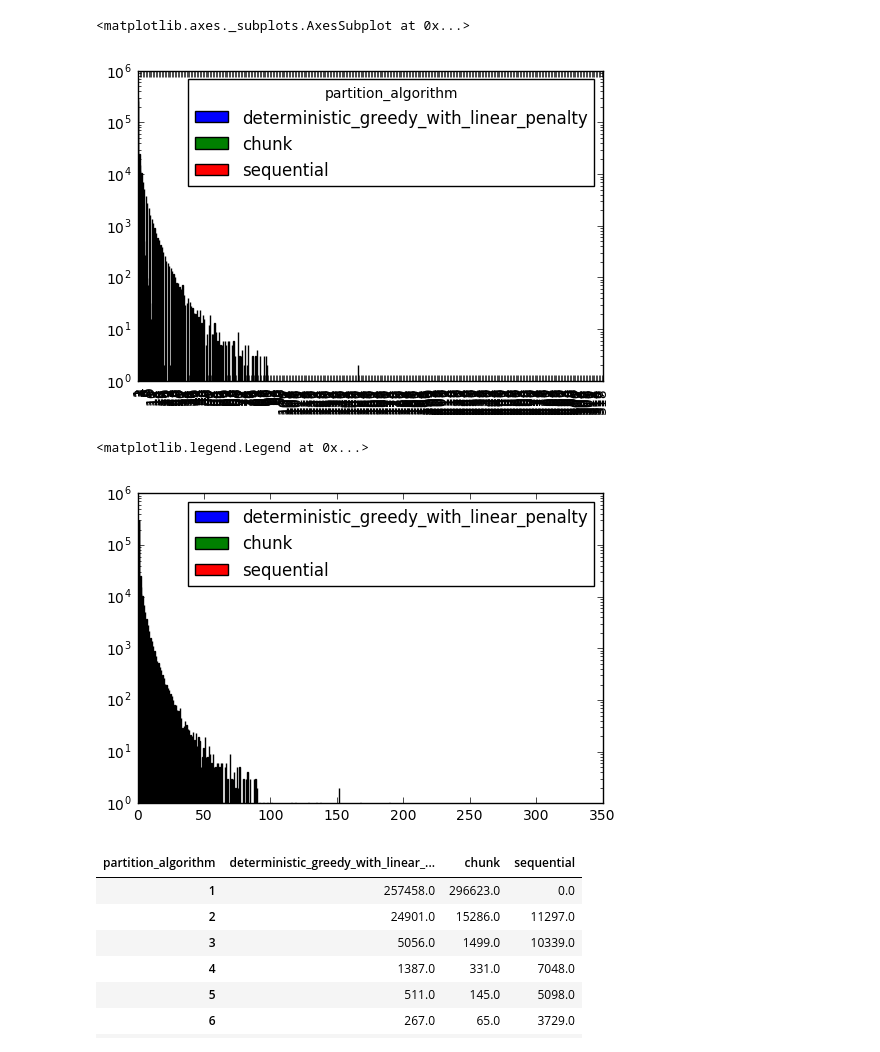
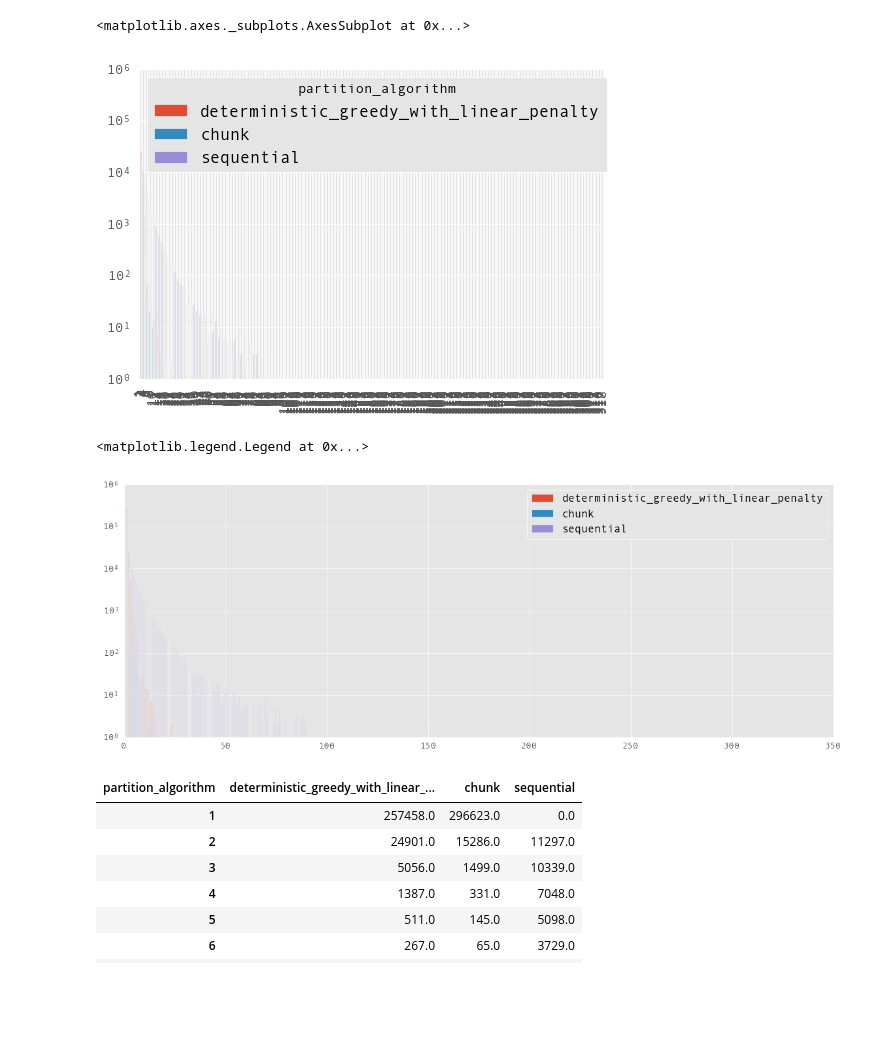
Before and after one commit to kit-algo/distributed_clustering_thrill, a Jupyter notebook: analysis/Cluster Size Distributions.ipynb, the cells around one changed output. Drawn from its saved outputs; the diff is of its cells as text; code cells hidden in the pictures; blank space fills up the shorter version.

Commit message:
styling for histograms

```diff
--- a/analysis/Cluster Size Distributions.ipynb
+++ b/analysis/Cluster Size Distributions.ipynb
@@ -8,6 +8,8 @@ import matplotlib.pyplot as plt
 import json
 import glob
 import os
+
+plt.style.use('ggplot') # Make the graphs a bit prettier
 # %%
 data = {}
 
@@ -38,16 +40,17 @@ toplot = toplot.fillna({'partition_algorithm': 'sequential'}) \
 toplot.index = pd.to_numeric(toplot.index)
 toplot = toplot.reindex(range(1, toplot.index.max() + 1)).fillna(0)
 # %%
-toplot.plot.bar(logy=True)
+# toplot.plot.bar(logy=True)
 # %% [output]
 <matplotlib.axes._subplots.AxesSubplot at 0x...>
-[figure, old version]
+[figure, new version]
 # %%
+plt.figure(figsize=(14,5))
 plt.hist([toplot.index for column in toplot.columns], weights=[toplot[column] for column in toplot.columns], bins=toplot.index, label=list(toplot.columns), log=True)
 plt.legend()
 # %% [output]
 <matplotlib.legend.Legend at 0x...>
-[figure, old version]
+[figure, new version]
 # %%
 toplot
 # %% [output]
```
